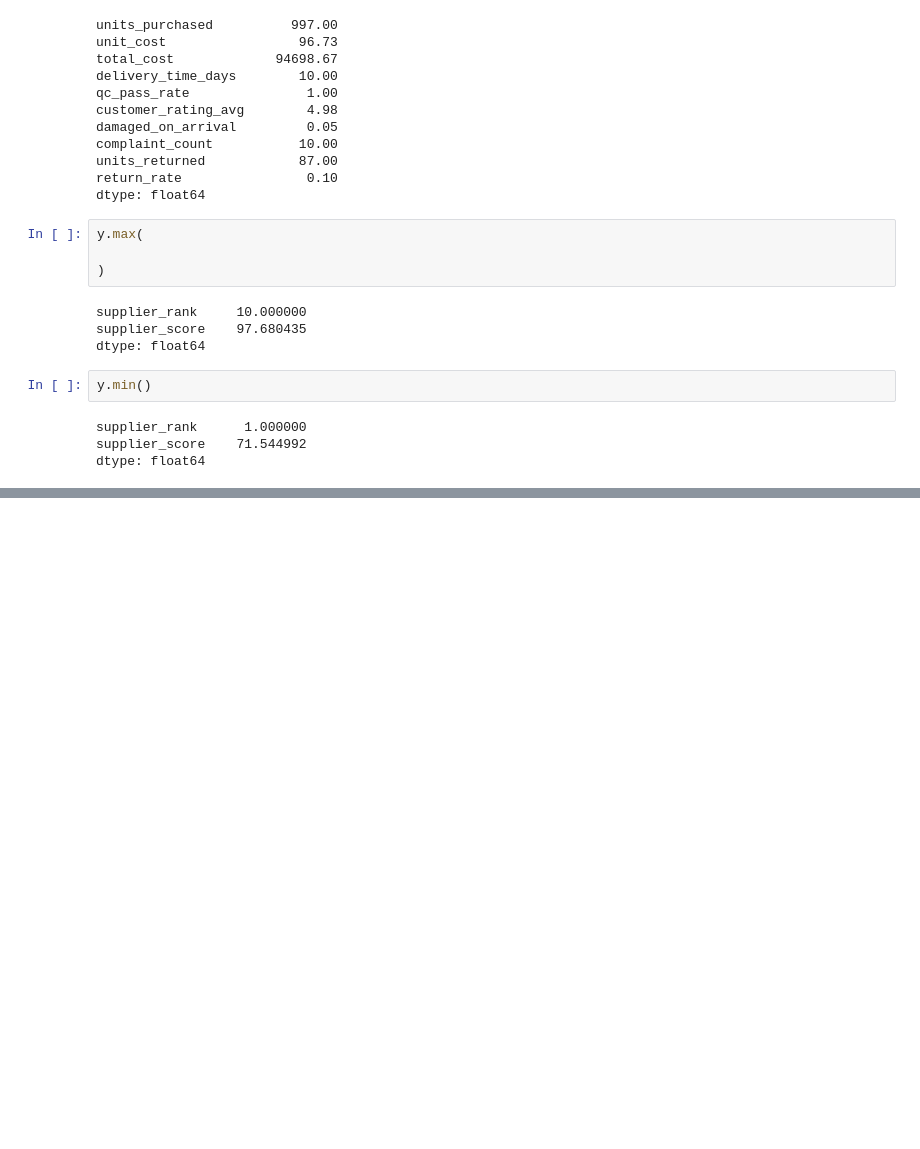
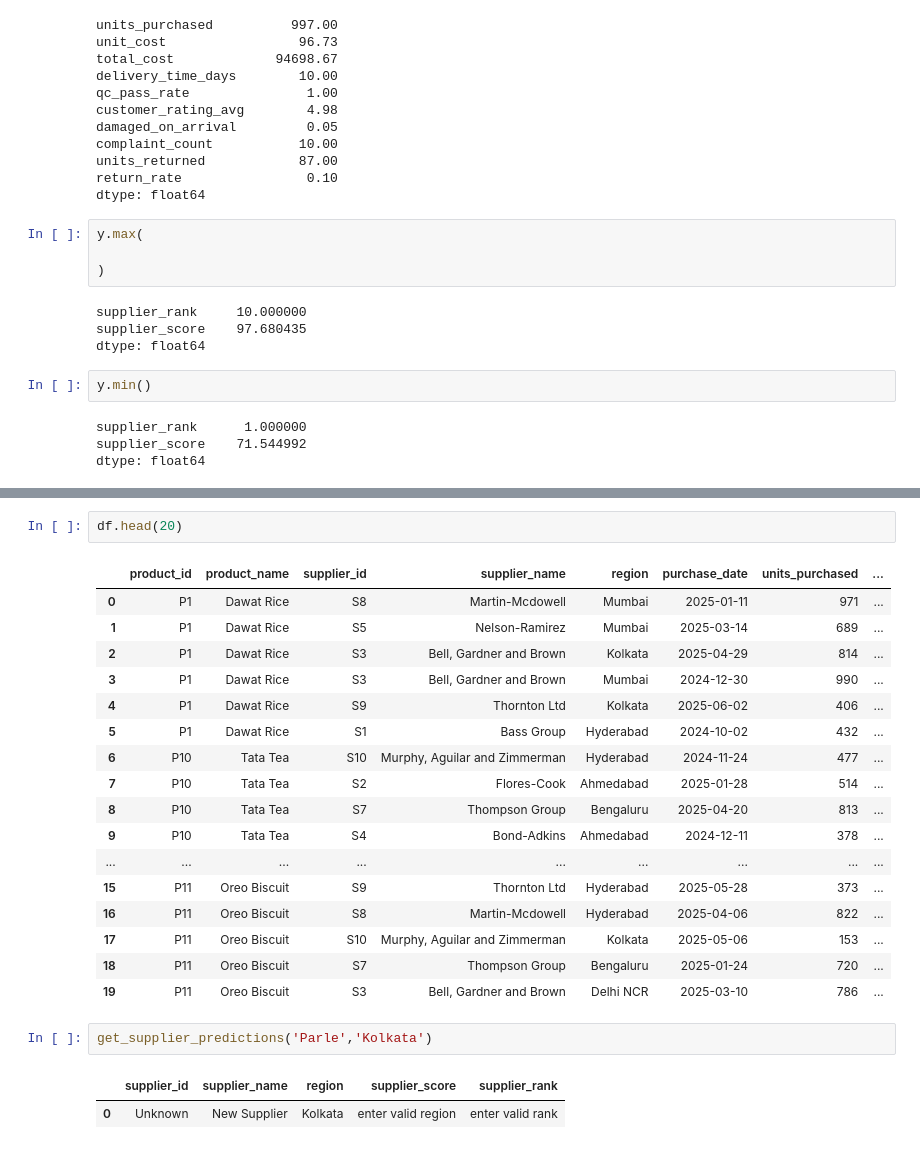
Before and after one commit to kuldeep0009-hub/supplier_dashboard, a Jupyter notebook: training_walmart.ipynb, the cells around one changed output, grey strips where cells are left out. Drawn from its saved outputs; the diff is of its cells as text; blank space fills up the shorter version.

```diff
--- a/training_walmart.ipynb
+++ b/training_walmart.ipynb
@@ -426,0 +446,25 @@ MultiOutputRegressor(estimator=AdaBoostRegressor(base_estimator=LinearRegression
+# %%
+df.head(20)
+# %% [output]
+|  | product_id | product_name | supplier_id | supplier_name | region | purchase_date | units_purchased | ... |
+| 0 | P1 | Dawat Rice | S8 | Martin-Mcdowell | Mumbai | 2025-01-11 | 971 | ... |
+| 1 | P1 | Dawat Rice | S5 | Nelson-Ramirez | Mumbai | 2025-03-14 | 689 | ... |
+| 2 | P1 | Dawat Rice | S3 | Bell, Gardner and Brown | Kolkata | 2025-04-29 | 814 | ... |
+| 3 | P1 | Dawat Rice | S3 | Bell, Gardner and Brown | Mumbai | 2024-12-30 | 990 | ... |
+| 4 | P1 | Dawat Rice | S9 | Thornton Ltd | Kolkata | 2025-06-02 | 406 | ... |
+| 5 | P1 | Dawat Rice | S1 | Bass Group | Hyderabad | 2024-10-02 | 432 | ... |
+| 6 | P10 | Tata Tea | S10 | Murphy, Aguilar and Zimmerman | Hyderabad | 2024-11-24 | 477 | ... |
+| 7 | P10 | Tata Tea | S2 | Flores-Cook | Ahmedabad | 2025-01-28 | 514 | ... |
+| 8 | P10 | Tata Tea | S7 | Thompson Group | Bengaluru | 2025-04-20 | 813 | ... |
+| 9 | P10 | Tata Tea | S4 | Bond-Adkins | Ahmedabad | 2024-12-11 | 378 | ... |
+| ... | ... | ... | ... | ... | ... | ... | ... | ... |
+| 15 | P11 | Oreo Biscuit | S9 | Thornton Ltd | Hyderabad | 2025-05-28 | 373 | ... |
+| 16 | P11 | Oreo Biscuit | S8 | Martin-Mcdowell | Hyderabad | 2025-04-06 | 822 | ... |
+| 17 | P11 | Oreo Biscuit | S10 | Murphy, Aguilar and Zimmerman | Kolkata | 2025-05-06 | 153 | ... |
+| 18 | P11 | Oreo Biscuit | S7 | Thompson Group | Bengaluru | 2025-01-24 | 720 | ... |
+| 19 | P11 | Oreo Biscuit | S3 | Bell, Gardner and Brown | Delhi NCR | 2025-03-10 | 786 | ... |
+# %%
+get_supplier_predictions('Parle','Kolkata')
+# %% [output]
+|  | supplier_id | supplier_name | region | supplier_score | supplier_rank |
+| 0 | Unknown | New Supplier | Kolkata | enter valid region | enter valid rank |
```
Also changed, not shown: parts of 11 cells of this notebook.
